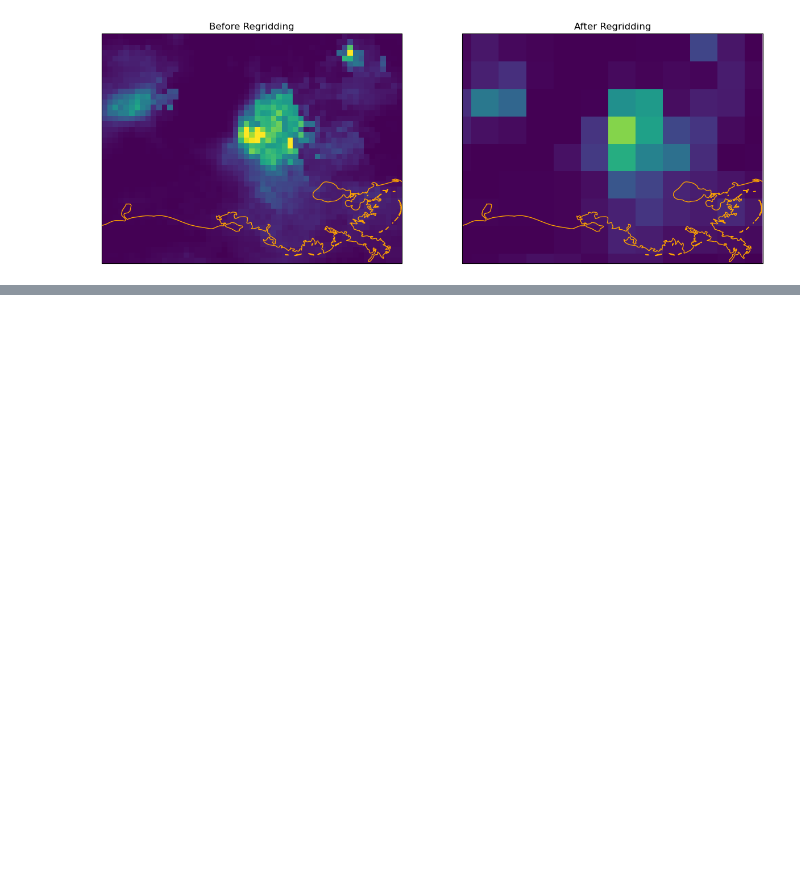
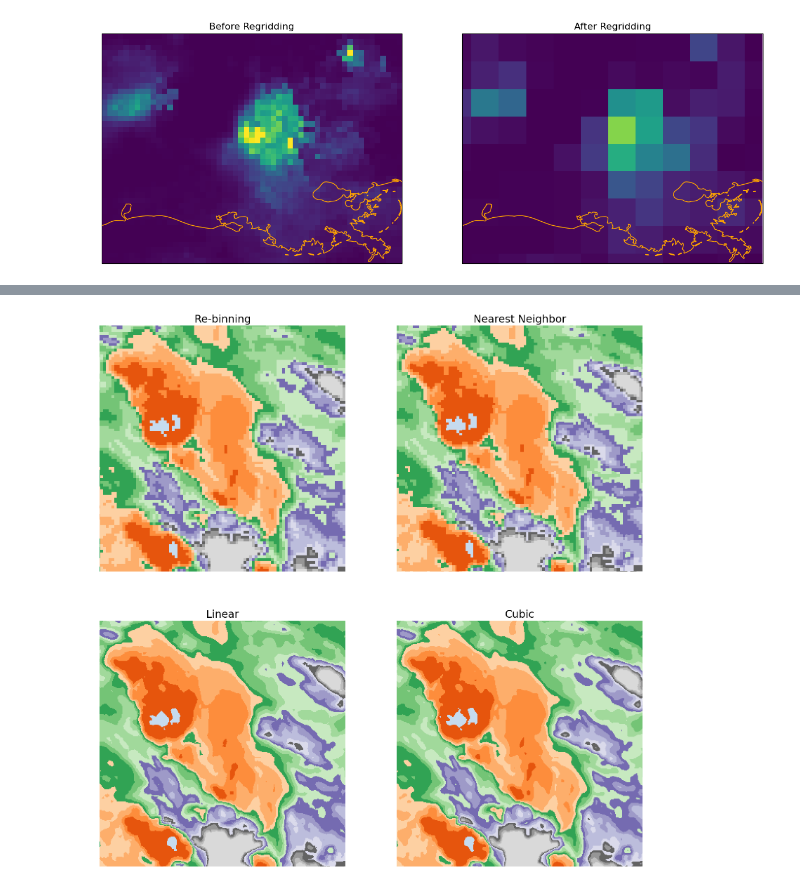
Before and after one commit to synflyn28/jreid-earth-obs-py, a Jupyter notebook: notebooks/gridding_operations.ipynb, the cells around one changed output, grey strips where cells are left out. Saved outputs shown, nothing was run; the diff lists cells and outputs as text; code cells hidden in the pictures; blank space fills up the shorter version.

```diff
--- a/notebooks/gridding_operations.ipynb
+++ b/notebooks/gridding_operations.ipynb
@@ -129,0 +210,34 @@ plt.show()
+# %%
+values = C13.flatten()
+
+dims = (values.shape[0], 2)
+points = np.zeros(dims)
+
+points[:, 0] = Xold.flatten()
+points[:, 1] = Yold.flatten()
+# %%
+gridOut_nn = scipy.interpolate.griddata(points, values, (Xnew, Ynew), method='nearest')
+gridOut_lin = scipy.interpolate.griddata(points, values, (Xnew, Ynew), method='linear')
+gridOut_cube = scipy.interpolate.griddata(points, values, (Xnew, Ynew), method='cubic')
+# %%
+gridOut_rebin = np.repeat(np.repeat(C13, 4, axis=1), 4, axis=0)
+# %%
+gridOut = [[gridOut_rebin, gridOut_nn], [gridOut_lin, gridOut_cube]]
+labels = [["Re-binning", "Nearest Neighbor"],["Linear", "Cubic"]]
+plt.rcParams.update({'font.size': 18, 'figure.figsize': [20, 20]})
+# %%
+fig, axes = plt.subplots(ncols=2, nrows=2)
+
+cmap=plt.get_cmap("tab20c")
+
+for i, axis in enumerate(axes):
+    for j, ax in enumerate(axis):
+        ax.set_xlim([xbot, xbot+delta])
+        ax.set_ylim([ybot, ybot+delta])
+        ax.set_aspect('equal')
+        ax.set_title(labels[i][j])
+        ax.pcolormesh(Xnew, Ynew, gridOut[i][j], vmin=vmin, vmax=vmax, cmap=cmap)
+        ax.axis('off')
+plt.show()
+# %% [output]
+[figure, added]
```
Also changed, not shown: parts of 10 cells of this notebook.
